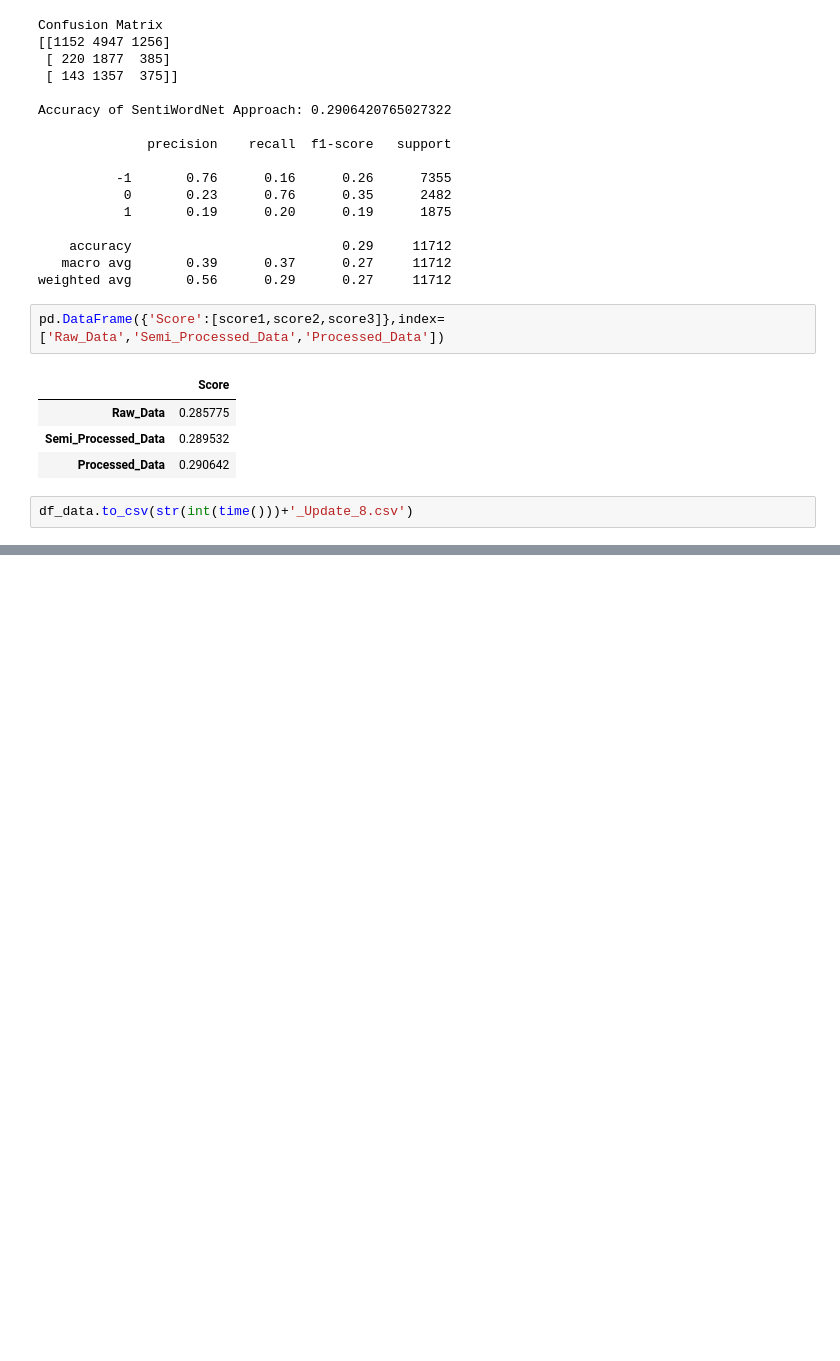
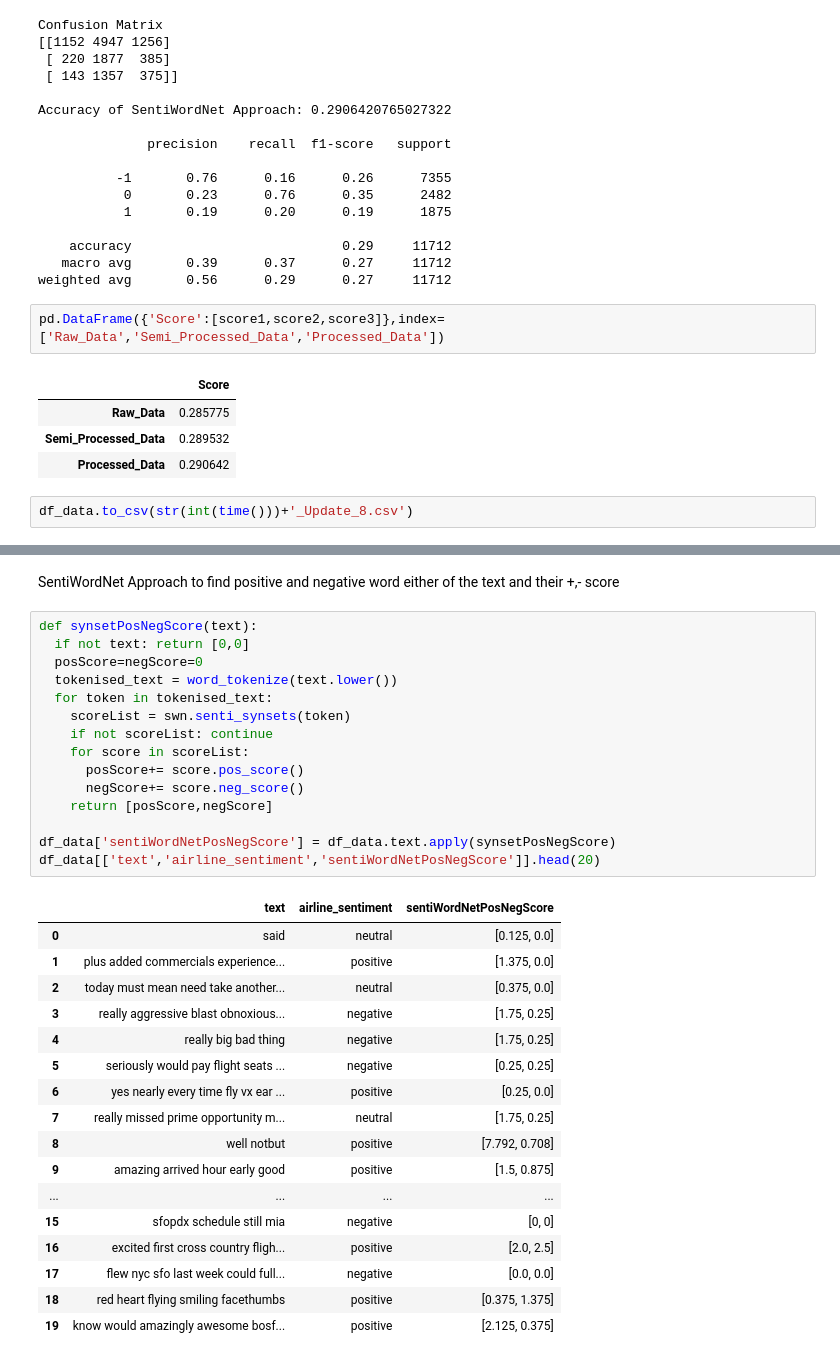
Before and after one commit to Internship-BVoc/G1_TwitterSentimentAnalysis, a Jupyter notebook: twitter_sentiment_analysis.ipynb, the cells around one changed output, grey strips where cells are left out. Drawn from its saved outputs; the diff is of its cells as text; blank space fills up the shorter version.

```diff
--- a/twitter_sentiment_analysis.ipynb
+++ b/twitter_sentiment_analysis.ipynb
@@ -1064,0 +1104,35 @@ ValueError: ignored
+# %% [markdown]
+SentiWordNet Approach to find positive and negative word either of the text and their +,- score
+# %%
+def synsetPosNegScore(text):
+  if not text: return [0,0]
+  posScore=negScore=0
+  tokenised_text = word_tokenize(text.lower())
+  for token in tokenised_text:
+    scoreList = swn.senti_synsets(token)
+    if not scoreList: continue
+    for score in scoreList:
+      posScore+= score.pos_score()
+      negScore+= score.neg_score()
+    return [posScore,negScore]
+
+df_data['sentiWordNetPosNegScore'] = df_data.text.apply(synsetPosNegScore)
+df_data[['text','airline_sentiment','sentiWordNetPosNegScore']].head(20)
+# %% [output]
+|  | text | airline_sentiment | sentiWordNetPosNegScore |
+| 0 | said | neutral | [0.125, 0.0] |
+| 1 | plus added commercials experience... | positive | [1.375, 0.0] |
+| 2 | today must mean need take another... | neutral | [0.375, 0.0] |
+| 3 | really aggressive blast obnoxious... | negative | [1.75, 0.25] |
+| 4 | really big bad thing | negative | [1.75, 0.25] |
+| 5 | seriously would pay flight seats ... | negative | [0.25, 0.25] |
+| 6 | yes nearly every time fly vx ear ... | positive | [0.25, 0.0] |
+| 7 | really missed prime opportunity m... | neutral | [1.75, 0.25] |
+| 8 | well notbut | positive | [7.792, 0.708] |
+| 9 | amazing arrived hour early good | positive | [1.5, 0.875] |
+| ... | ... | ... | ... |
+| 15 | sfopdx schedule still mia | negative | [0, 0] |
+| 16 | excited first cross country fligh... | positive | [2.0, 2.5] |
+| 17 | flew nyc sfo last week could full... | negative | [0.0, 0.0] |
+| 18 | red heart flying smiling facethumbs | positive | [0.375, 1.375] |
+| 19 | know would amazingly awesome bosf... | positive | [2.125, 0.375] |
```
Also changed, not shown: parts of 20 cells of this notebook.
